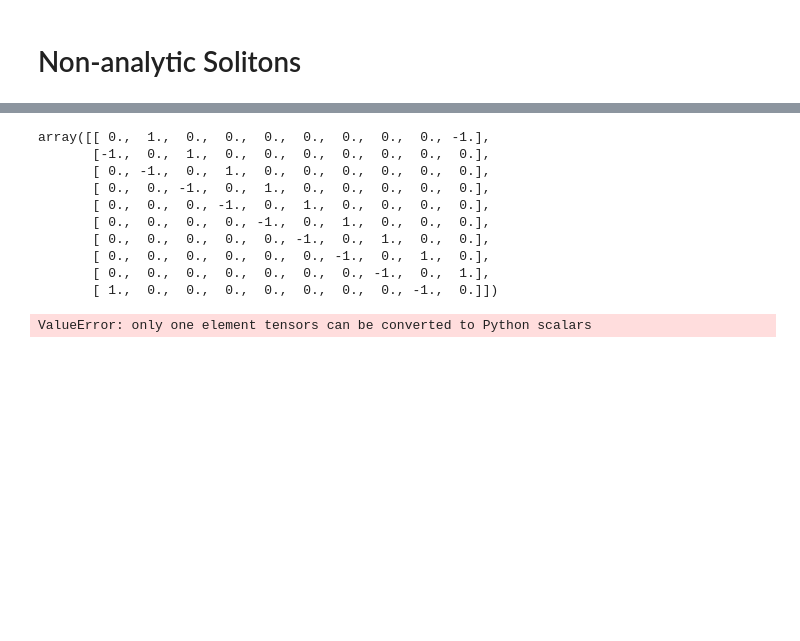
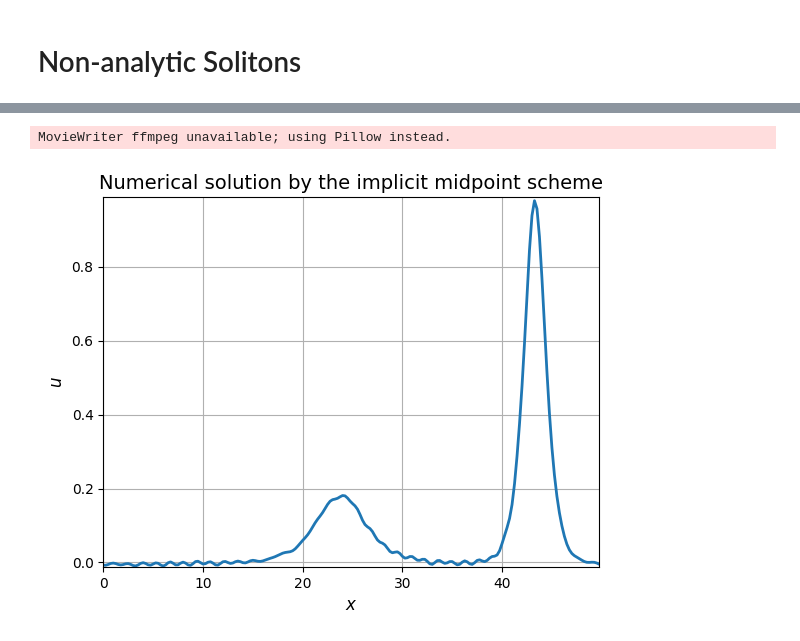
Before and after one commit to Kohmann/master-GAN, a Jupyter notebook: waveEquations/kdv_minimal.ipynb, the cells around one changed output, grey strips where cells are left out. Cells and saved outputs as stored; diff of their text form; code cells hidden in the pictures; blank space fills up the shorter version.

```diff
--- a/waveEquations/kdv_minimal.ipynb
+++ b/waveEquations/kdv_minimal.ipynb
@@ -105,6 +107,7 @@ plt.plot(u0); plt.title('Initial condition');
 # %%
+%%time
 u = np.zeros([t.shape[0], u0.shape[-1]])
 u[0, :] = u0
 # The implicit midpoint method:
 for i, t_step in enumerate(t[:-1]):
-    u[i+1,:] = midpoint_method(u[i,:], u[i,:], t[i], f, Df, dt, M, 1e-12, 5)
+    u[i+1,:] = midpoint_method(u[i,:], u[i,:], t[i], f, Df, dt, M, 1e-12, 10)
@@ -142,33 +117,23 @@ tensor([[ 0.0000,  0.1000,  0.0000,  0.0000,  0.0000,  0.0000,  0.0000,  0.0000,
-# %%
-Dp
-# %% [output]
-array([[ 0.,  1.,  0.,  0.,  0.,  0.,  0.,  0.,  0., -1.],
-       [-1.,  0.,  1.,  0.,  0.,  0.,  0.,  0.,  0.,  0.],
-       [ 0., -1.,  0.,  1.,  0.,  0.,  0.,  0.,  0.,  0.],
-       [ 0.,  0., -1.,  0.,  1.,  0.,  0.,  0.,  0.,  0.],
-       [ 0.,  0.,  0., -1.,  0.,  1.,  0.,  0.,  0.,  0.],
-       [ 0.,  0.,  0.,  0., -1.,  0.,  1.,  0.,  0.,  0.],
-       [ 0.,  0.,  0.,  0.,  0., -1.,  0.,  1.,  0.,  0.],
-       [ 0.,  0.,  0.,  0.,  0.,  0., -1.,  0.,  1.,  0.],
-       [ 0.,  0.,  0.,  0.,  0.,  0.,  0., -1.,  0.,  1.],
-       [ 1.,  0.,  0.,  0.,  0.,  0.,  0.,  0., -1.,  0.]])
-# %%
-import torch
-import torch
-
-# Define the parameters
-M = 5
-
-# Create the e tensor
-e = torch.ones((M,), dtype=torch.float)
-
-# Create the indices tensor
-indices = torch.tensor([[-M+1,-1,1,M-1]], dtype=torch.long)
-
-# Create the values tensor
-values = torch.tensor([e, -e, -e, e])
-
-# Create the Dp tensor
-Dp = torch.sparse_coo_tensor(indices, values, (M,M)).to_dense()
-# %% [output]
-ValueError: only one element tensors can be converted to Python scalars
+# %%
+from matplotlib import animation, rc
+rc('animation', html='jshtml')
+fig, ax = plt.subplots()
+line, = ax.plot([], [], lw=2)
+ax.set_xlim((x[0], x[-1]))
+ax.set_ylim((u.min(), u.max()))
+ax.set_xlabel('$x$', fontsize=12)
+ax.set_ylabel('$u$', fontsize=12)
+ax.set_title('Numerical solution by the implicit midpoint scheme', fontsize=14)
+ax.grid()
+def init():
+    line.set_data([], [])
+    return (line,)
+def animate(i):
+    line.set_data(x, u[i,:])
+    return (line,)
+ani = animation.FuncAnimation(fig, animate, init_func=init,
+                              frames=u.shape[0], interval=200, blit=True)
+ani.save('implicit_midpoint.gif', fps=30)
+# %% [output]
+MovieWriter ffmpeg unavailable; using Pillow instead.
+[figure, added]
```
Also changed, not shown: parts of 10 cells of this notebook, 2 other files.
